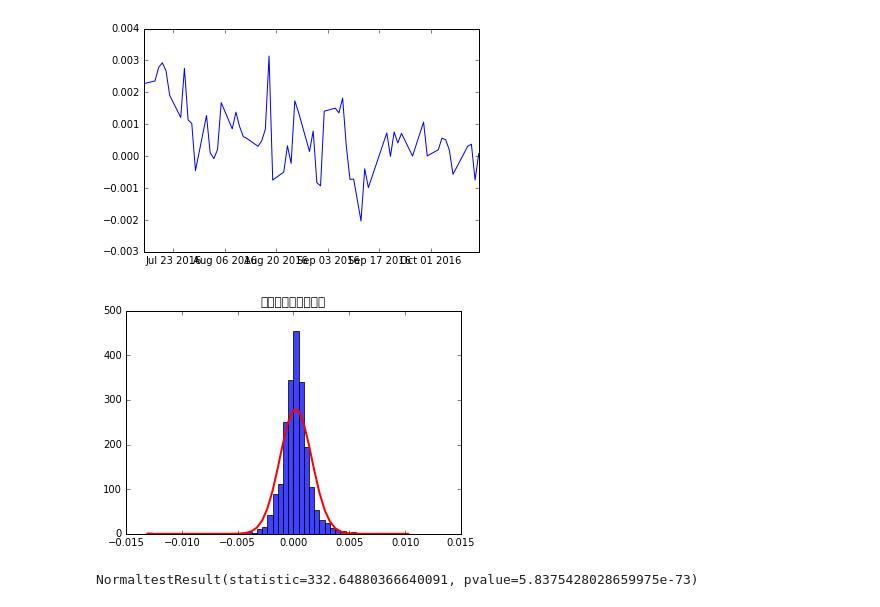
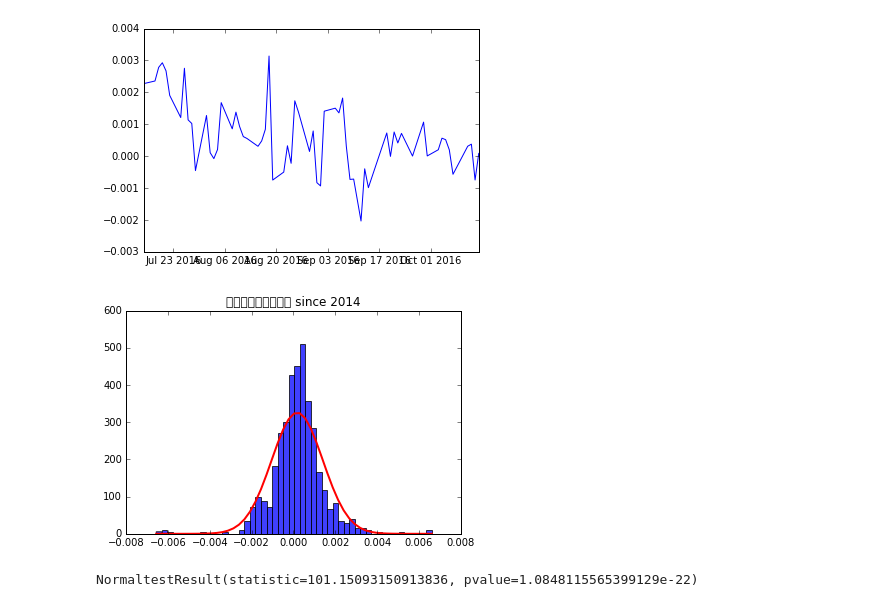
Before and after one commit to tastypotinc/twstock_research, a Jupyter notebook: Taiwanese stock foreign holdings.ipynb, the cells around one changed output. Drawn from its saved outputs; the diff is of its cells as text; code cells hidden in the pictures.

```diff
--- a/Taiwanese stock foreign holdings.ipynb
+++ b/Taiwanese stock foreign holdings.ipynb
@@ -77,7 +77,8 @@ plt.plot(total_foreign_equitity.ix[-62:])
 # %%
 tmp = total_foreign_shares.shift(1)
 shift_foreign_shares = tmp.ix[1:]
-foreign_shares_volatility = (total_foreign_shares.add(shift_foreign_shares*-1))/total_foreign_shares
+foreign_shares_volatility = (total_foreign_shares.add(shift_foreign_shares*-1, fill_value=0))/total_foreign_shares
+foreign_shares_volatility = foreign_shares_volatility.ix[1:]
 # %%
 import matplotlib.pyplot as plt
 plt.figure()
@@ -103,14 +104,14 @@ plt.plot(foreign_shares_volatility.ix[-62:])
 # %%
 import matplotlib.mlab as mlab
 import scipy.stats as stats
-n, bins, patches = plt.hist(foreign_shares_volatility.ix[-1500:], 50, normed=1, facecolor='blue', alpha=0.75)
-sigma = foreign_shares_volatility.ix[-1500:].std()
-mu = foreign_shares_volatility.ix[-1500:].mean()
+n, bins, patches = plt.hist(foreign_shares_volatility.ix[dt.date(2014,1,1):], 50, normed=1, facecolor='blue', alpha=0.75)
+sigma = foreign_shares_volatility.ix[dt.date(2014,1,1):].std()
+mu = foreign_shares_volatility.ix[dt.date(2014,1,1):].mean()
 y = mlab.normpdf(bins, mu, sigma)
 l = plt.plot(bins, y, 'r-', linewidth=2)
-plt.title("外資持股變化率分佈")
+plt.title("外資持股變化率分佈 since 2014")
 plt.show()
-stats.normaltest(foreign_shares_volatility.ix[-1500:])
+stats.normaltest(foreign_shares_volatility.ix[dt.date(2014,1,1):])
 # %% [output]
-[figure, old version]
+[figure, new version]
-NormaltestResult(statistic=332.64880366640091, pvalue=5.8375428028659975e-73)
+NormaltestResult(statistic=101.15093150913836, pvalue=1.0848115565399129e-22)
```
Also changed, not shown: parts of 6 cells of this notebook.
